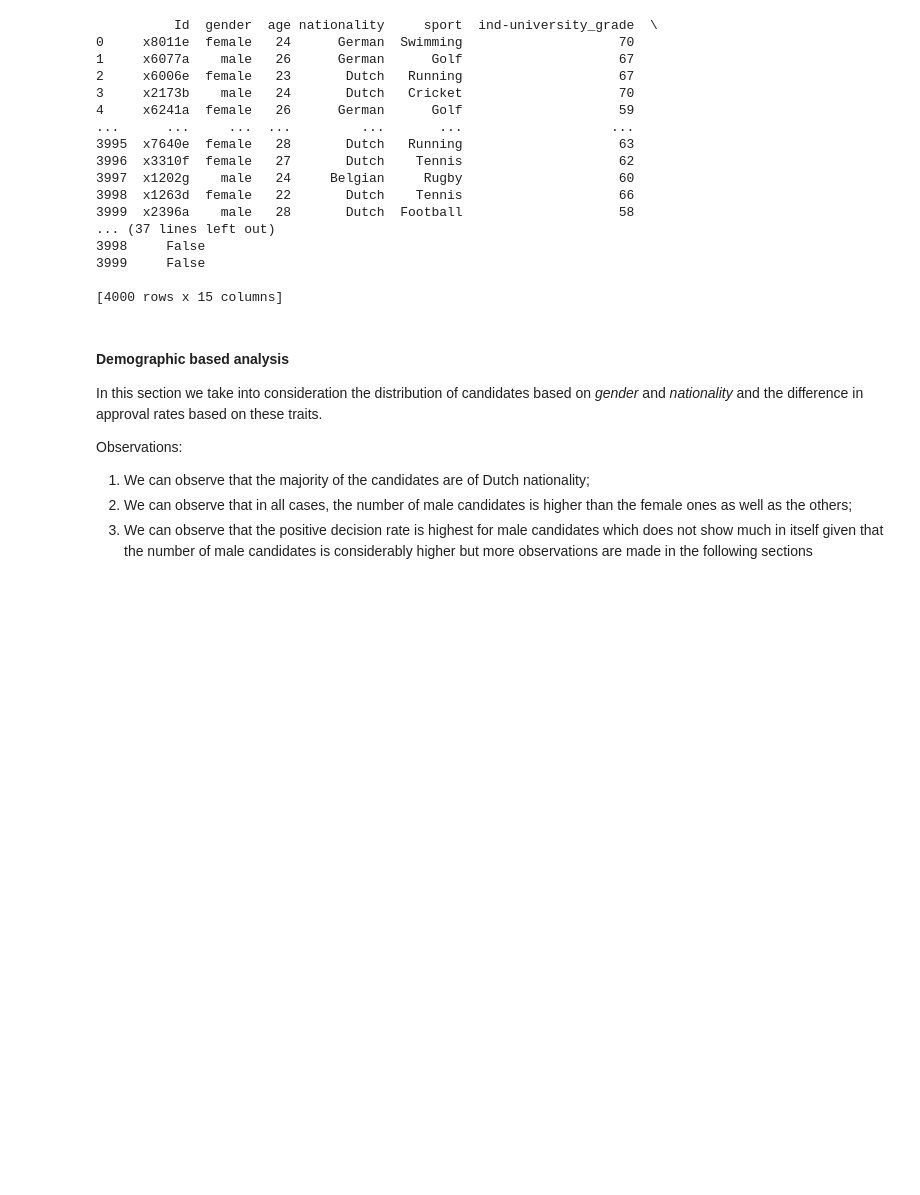
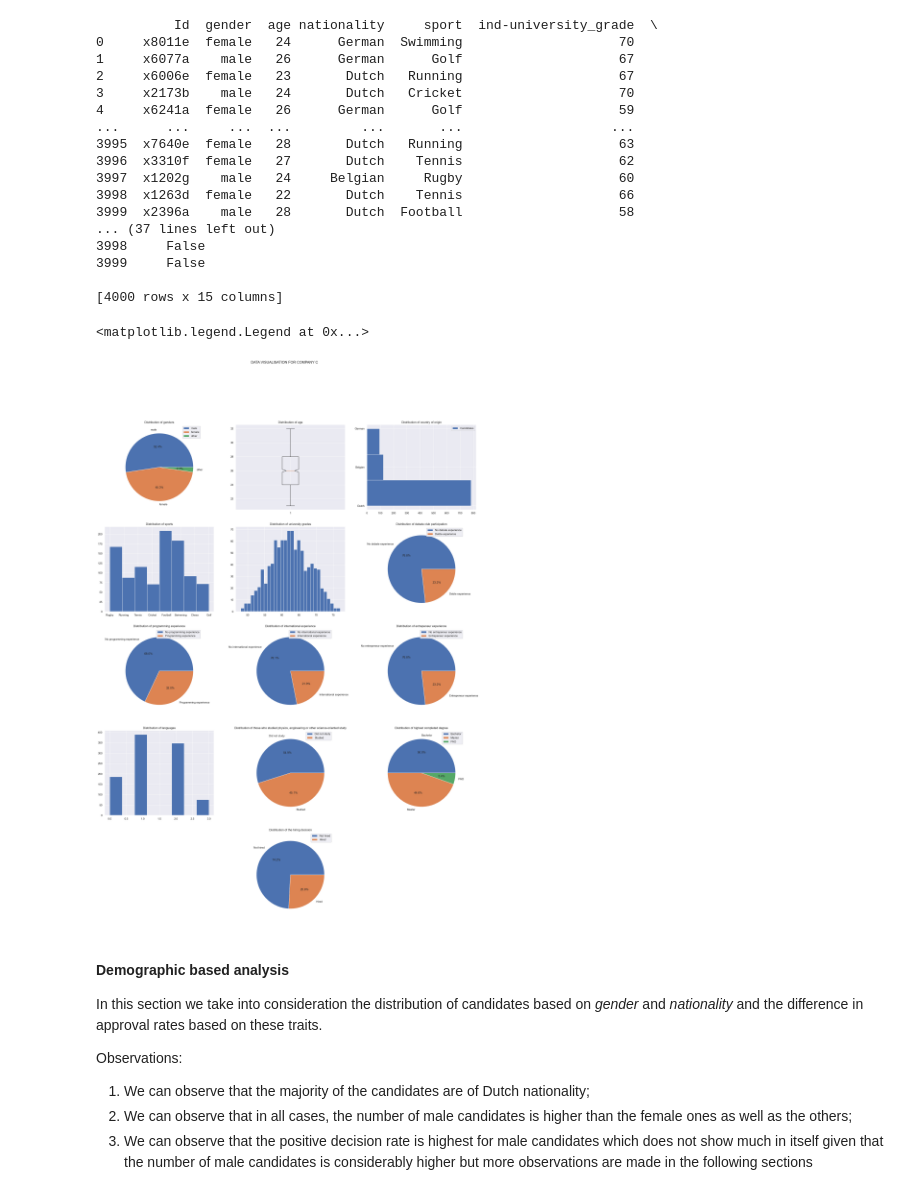
Before and after one commit to andrei-calin-dragomir/AdvisoryReportIDS, a Jupyter notebook: processing.ipynb, the cells around one changed output. Saved outputs shown, nothing was run; the diff lists cells and outputs as text; code cells hidden in the pictures; blank space fills up the shorter version.

Commit message:
All columns explored

```diff
--- a/processing.ipynb
+++ b/processing.ipynb
@@ -44,6 +48,68 @@ print(recruitmentData)
 3999     False
 
 [4000 rows x 15 columns]
+# %%
+dataC = pd.DataFrame(recruitmentData, columns = ['gender', 'age', 'nationality', 'sport', 'ind-university_grade', 'ind-debateclub', 'ind-programming_exp', 'ind-international_exp', 'ind-entrepeneur_exp', 'ind-languages', 'ind-exact_study', 'ind-degree', 'company', 'decision'])
+dataC = dataC.query("company == 'C'")
+
+fig, axs = plt.subplots(5,3)
+fig.suptitle('DATA VISUALISATION FOR COMPANY C')
+fig.set_figwidth(27)
+fig.set_figheight(36)
+
+axs[0, 0].set_title("Distribution of genders")
+axs[0, 0].pie(dataC['gender']. value_counts(), labels = ['male', 'female', 'other'], autopct='%1.1f%%')
+axs[0, 0].legend()
+
+axs[0, 1].set_title("Distriibution of age")
+axs[0, 1].boxplot(dataC['age'], notch = True, showfliers = True)
+
+axs[0, 2].set_title("Distribution of country of origin")
+axs[0, 2].hist(dataC['nationality'], label = 'Candidates', bins = 3, orientation='horizontal')
+axs[0, 2].legend()
+
+axs[1, 0].set_title("Distribution of sports")
+axs[1, 0].hist(dataC['sport'], orientation = 'vertical', bins = 8)
+
+axs[1, 1].set_title("Distribution of university grades")
+axs[1, 1].hist(dataC['ind-university_grade'], bins = 30)
+
+axs[1, 2].set_title("Distribution of debate club participation")
+axs[1, 2].pie(dataC['ind-debateclub'].value_counts(), labels = ['No debate experience', 'Debte experience'] , autopct='%1.1f%%')
+axs[1, 2].legend()
+
+axs[2, 0].set_title("Distribution of programming experience")
+axs[2, 0].pie(dataC['ind-programming_exp'].value_counts(), labels = ['No programming experience', 'Programming experience'] , autopct='%1.1f%%')
+axs[2, 0].legend()
+
+axs[2, 1].set_title("Distribution of international experience")
+axs[2, 1].pie(dataC['ind-international_exp'].value_counts(), labels = ['No international experience', 'International experience'] , autopct='%1.1f%%')
+axs[2, 1].legend()
+
+axs[2, 2].set_title("Distribution of entrepeneur experience")
+axs[2, 2].pie(dataC['ind-entrepeneur_exp'].value_counts(), labels = ['No entrepeneur experience', 'Entrepeneur experience'] , autopct='%1.1f%%')
+axs[2, 2].legend()
+
+axs[3, 0].set_title("Distribution of languages")
+axs[3, 0].hist(dataC['ind-languages'], bins = 8, align="mid")
+
+axs[3, 1].set_title("Distribution of those who studied physics, engineering or other science-oriented study")
+axs[3, 1].pie(dataC['ind-exact_study'].value_counts(), labels = ['Did not study', 'Studied'] , autopct='%1.1f%%')
+axs[3, 1].legend()
+
+axs[3, 2].set_title("Distribution of highest completed degree")
+axs[3, 2].pie(dataC['ind-degree'].value_counts(), labels = ['Bachelor', 'Master', 'PHD'] , autopct='%1.1f%%')
+axs[3, 2].legend()
+
+axs[4, 0].set_visible(False)
+axs[4, 2].set_visible(False)
+
+axs[4, 1].set_title("Distribution of the hiring decision")
+axs[4, 1].pie(dataC['decision'].value_counts(), labels = ['Not hired', 'Hired'] , autopct='%1.1f%%')
+axs[4, 1].legend()
+# %% [output]
+<matplotlib.legend.Legend at 0x...>
+[figure, added]
 # %% [markdown]
 #### Demographic based analysis
 
```
Also changed, not shown: parts of 2 cells of this notebook.
